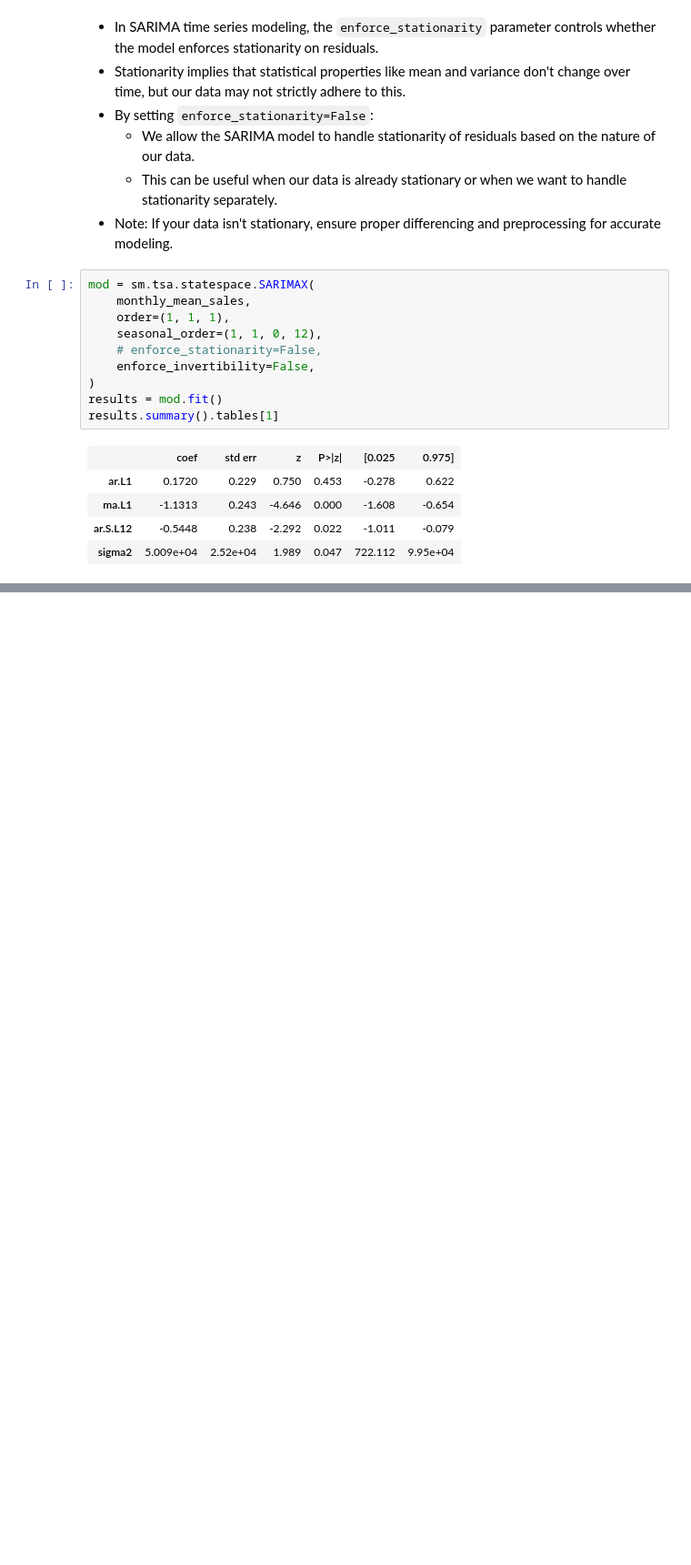
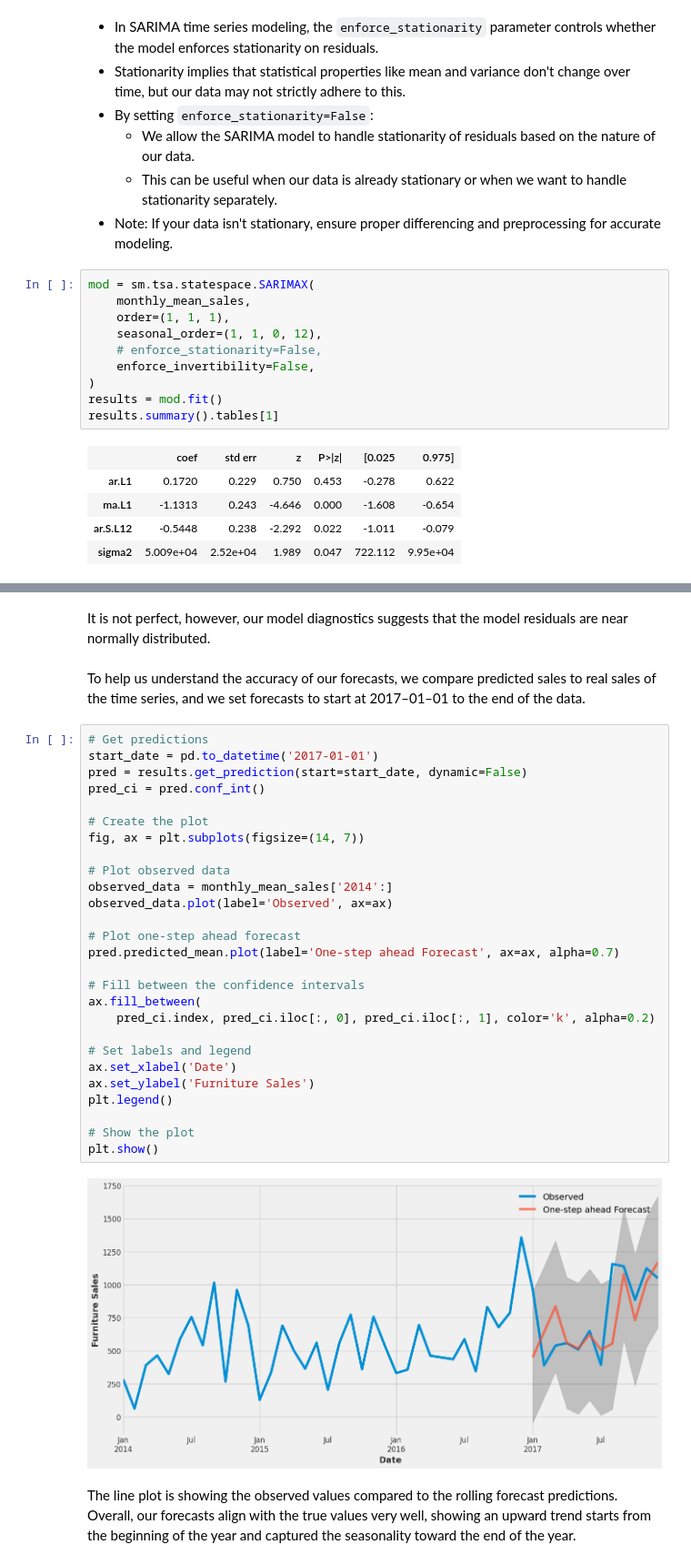
Before and after one commit to Chirag529/TimeSeries, a Jupyter notebook: analysis.ipynb, the cells around one changed output, grey strips where cells are left out. Shown at 91% size. Cells and saved outputs as stored; diff of their text form; blank space fills up the shorter version.

Commit message:
some other model's added

```diff
--- a/analysis.ipynb
+++ b/analysis.ipynb
@@ -416,0 +419,35 @@ plt.show()
+# %% [markdown]
+It is not perfect, however, our model diagnostics suggests that the model residuals are near normally distributed.
+# %% [markdown]
+To help us understand the accuracy of our forecasts, we compare predicted sales to real sales of the time series, and we set forecasts to start at 2017–01–01 to the end of the data.
+# %%
+# Get predictions
+start_date = pd.to_datetime('2017-01-01')
+pred = results.get_prediction(start=start_date, dynamic=False)
+pred_ci = pred.conf_int()
+
+# Create the plot
+fig, ax = plt.subplots(figsize=(14, 7))
+
+# Plot observed data
+observed_data = monthly_mean_sales['2014':]
+observed_data.plot(label='Observed', ax=ax)
+
+# Plot one-step ahead forecast
+pred.predicted_mean.plot(label='One-step ahead Forecast', ax=ax, alpha=0.7)
+
+# Fill between the confidence intervals
+ax.fill_between(
+    pred_ci.index, pred_ci.iloc[:, 0], pred_ci.iloc[:, 1], color='k', alpha=0.2)
+
+# Set labels and legend
+ax.set_xlabel('Date')
+ax.set_ylabel('Furniture Sales')
+plt.legend()
+
+# Show the plot
+plt.show()
+# %% [output]
+[figure, added]
+# %% [markdown]
+The line plot is showing the observed values compared to the rolling forecast predictions. Overall, our forecasts align with the true values very well, showing an upward trend starts from the beginning of the year and captured the seasonality toward the end of the year.
```
Also changed, not shown: parts of 31 cells of this notebook.
